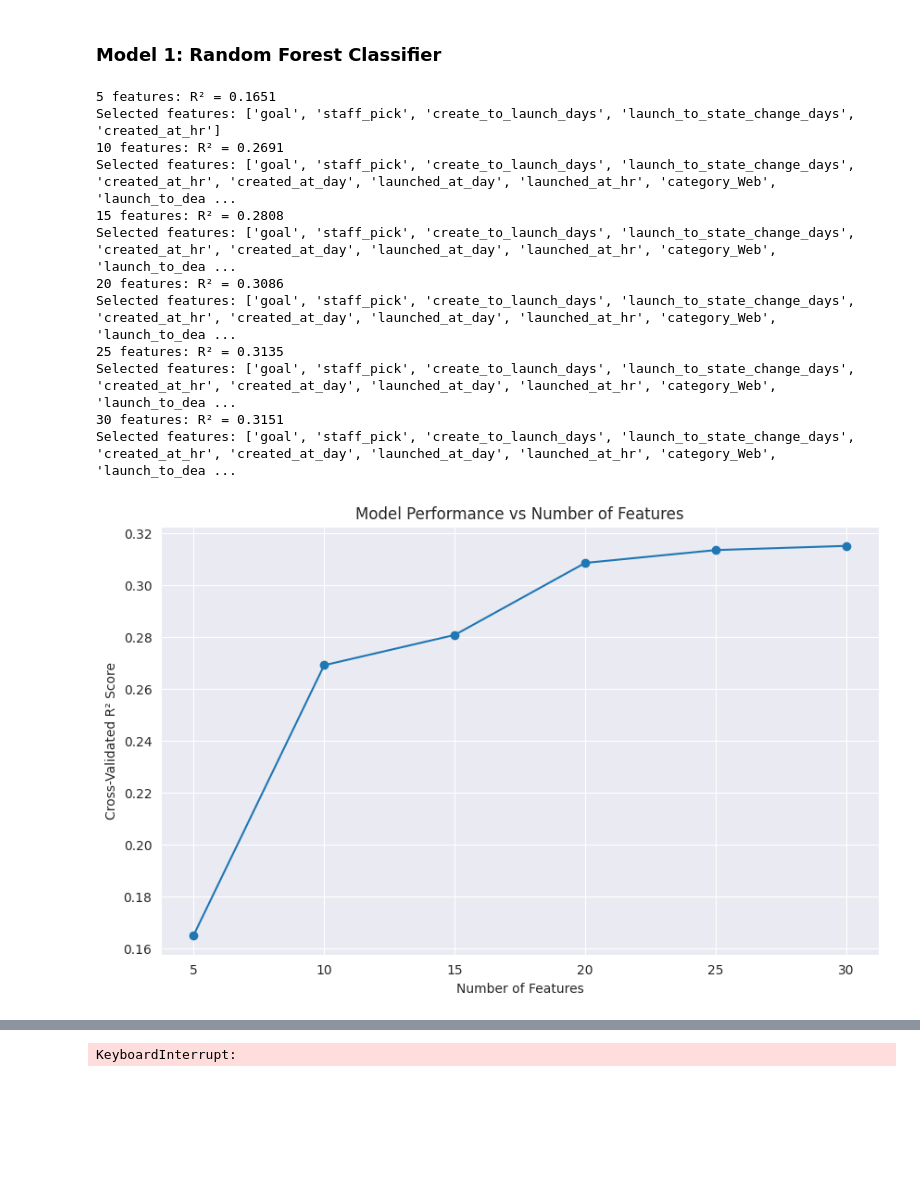
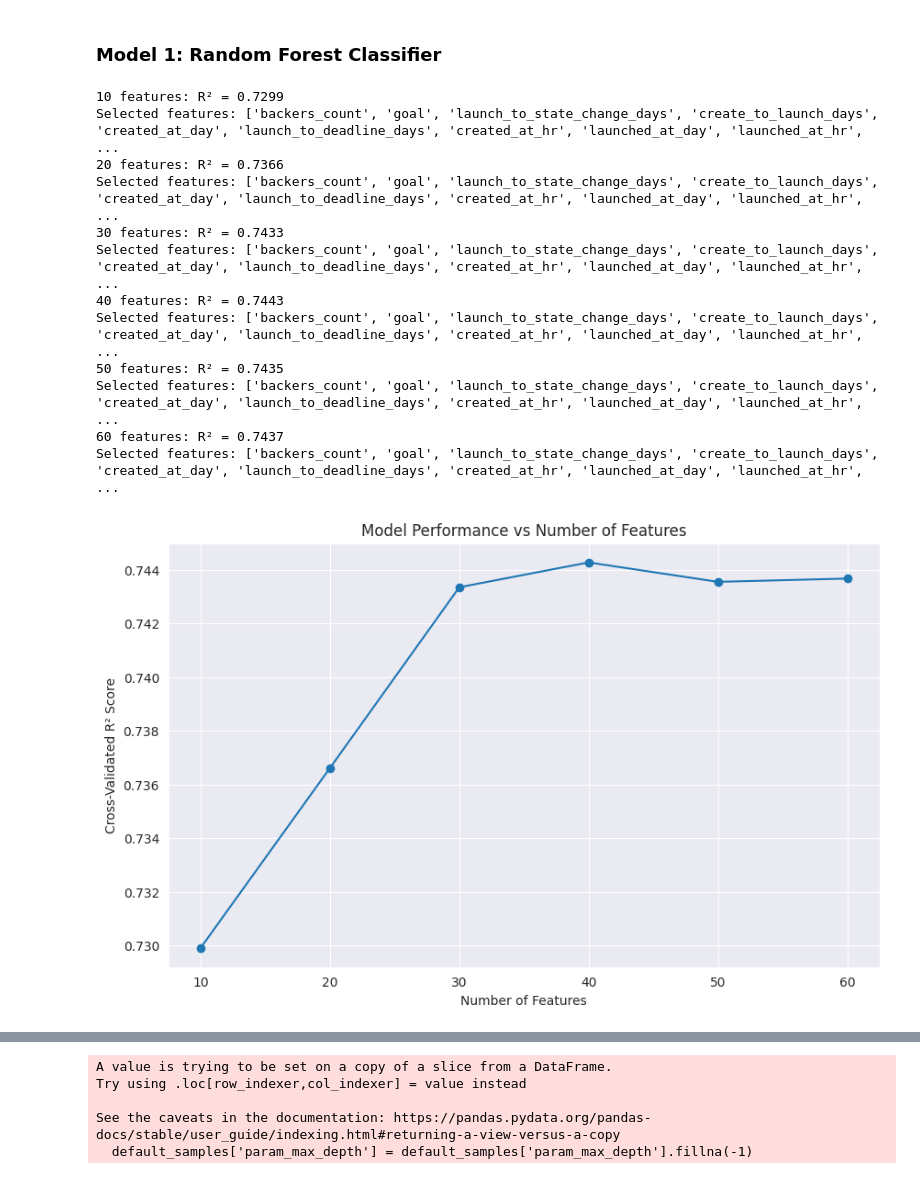
Before and after one commit to Trolann/cmpe188-assignments, a Jupyter notebook: final_project/final_notebook.ipynb, the cells around one changed output, grey strips where cells are left out. Saved outputs shown, nothing was run; the diff lists cells and outputs as text; code cells hidden in the pictures; blank space fills up the shorter version.

```diff
--- a/final_project/final_notebook.ipynb
+++ b/final_project/final_notebook.ipynb
@@ -579,18 +581,20 @@ kickstarter = kickstarter.drop(columns=['state', 'pledged', 'usd_pledged'])
 kickstarter['name_len_clean'] = kickstarter['name_len_clean'].astype(int)
 kickstarter['blurb_len_clean'] = kickstarter['blurb_len_clean'].astype(int)
 # %%
+kickstarter = kickstarter.sample(frac=1, random_state=42).reset_index(drop=True)
+
 X = kickstarter.copy()
 Y1 = kickstarter['SuccessfulBool']
 X = X.drop(columns=['SuccessfulBool'])
 
 # Split the data
-X_train, X_test, y_train, y_test = train_test_split(X, Y1, test_size=0.2, random_state=42)
+X_train, X_test, y_train, y_test = train_test_split(X, Y1, test_size=0.2, random_state=42, stratify=Y1)
 # %% [markdown]
 # Part 2: Models (tuning and final models)
 # %% [markdown]
 ### Model 1: Random Forest Classifier
 # %%
-def get_rf_feature_importance(_X_train: DataFrame, _y_train: ndarray, n_features: int = 10) -> list:
+def get_rf_feature_importance(_X_train: DataFrame, _y_train: ndarray, n_features: int = 10) -> tuple:
     rf = RandomForestRegressor(n_estimators=100, random_state=42)
     rf.fit(_X_train, _y_train)
 
@@ -627,7 +631,7 @@ top_features, importance_indices = get_rf_feature_importance(X_train, y_train, l
 ranked_features = X_train.columns[importance_indices].tolist()
 
 # Define range of feature counts to test
-feature_counts = [5, 10, 15, 20, 25, 30]
+feature_counts = [10, 20, 30, 40, 50, 60]
 if len(ranked_features) < 30:
     feature_counts = list(range(5, len(ranked_features)+1, 5))
 
@@ -772,43 +776,43 @@ results = DataFrame(grid_search.cv_results_)
 # Plot accuracy for different max_depth values
 plt.figure(figsize=(12, 6))
 
 # Filter results for default min_samples values
 default_samples = results[(results['param_min_samples_split'] == 2) &
                          (results['param_min_samples_leaf'] == 1)]
 
 # Convert None to -1 for plotting purposes
 default_samples['param_max_depth'] = default_samples['param_max_depth'].fillna(-1)
 
 # Sort by max_depth for proper x-axis order
 default_samples = default_samples.sort_values('param_max_depth')
 
 plt.plot(default_samples['param_max_depth'],
          default_samples['mean_test_score'],
          marker='o', linestyle='-')
 
 # Replace -1 with "None" in xticks
 x_ticks = default_samples['param_max_depth'].unique()
 x_labels = [str(int(x)) if x > 0 else "None" for x in x_ticks]
 
 plt.xticks(x_ticks, x_labels)
 plt.xlabel('max_depth')
 plt.ylabel('Cross-Validation Accuracy')
 plt.title('Effect of max_depth on Model Performance')
 plt.grid(True)
 plt.show()
 
 final_models.append(('Random Forest', best_rf_model))
 # %% [output]
-5 features: R² = 0.1651
-Selected features: ['goal', 'staff_pick', 'create_to_launch_days', 'launch_to_state_change_days', 'created_at_hr']
-10 features: R² = 0.2691
-Selected features: ['goal', 'staff_pick', 'create_to_launch_days', 'launch_to_state_change_days', 'created_at_hr', 'created_at_day', 'launched_at_day', 'launched_at_hr', 'category_Web', 'launch_to_dea ...
-15 features: R² = 0.2808
-Selected features: ['goal', 'staff_pick', 'create_to_launch_days', 'launch_to_state_change_days', 'created_at_hr', 'created_at_day', 'launched_at_day', 'launched_at_hr', 'category_Web', 'launch_to_dea ...
-20 features: R² = 0.3086
-Selected features: ['goal', 'staff_pick', 'create_to_launch_days', 'launch_to_state_change_days', 'created_at_hr', 'created_at_day', 'launched_at_day', 'launched_at_hr', 'category_Web', 'launch_to_dea ...
-25 features: R² = 0.3135
-Selected features: ['goal', 'staff_pick', 'create_to_launch_days', 'launch_to_state_change_days', 'created_at_hr', 'created_at_day', 'launched_at_day', 'launched_at_hr', 'category_Web', 'launch_to_dea ...
-30 features: R² = 0.3151
-Selected features: ['goal', 'staff_pick', 'create_to_launch_days', 'launch_to_state_change_days', 'created_at_hr', 'created_at_day', 'launched_at_day', 'launched_at_hr', 'category_Web', 'launch_to_dea ...
+10 features: R² = 0.7299
+Selected features: ['backers_count', 'goal', 'launch_to_state_change_days', 'create_to_launch_days', 'created_at_day', 'launch_to_deadline_days', 'created_at_hr', 'launched_at_day', 'launched_at_hr',  ...
+20 features: R² = 0.7366
+Selected features: ['backers_count', 'goal', 'launch_to_state_change_days', 'create_to_launch_days', 'created_at_day', 'launch_to_deadline_days', 'created_at_hr', 'launched_at_day', 'launched_at_hr',  ...
+30 features: R² = 0.7433
+Selected features: ['backers_count', 'goal', 'launch_to_state_change_days', 'create_to_launch_days', 'created_at_day', 'launch_to_deadline_days', 'created_at_hr', 'launched_at_day', 'launched_at_hr',  ...
+40 features: R² = 0.7443
+Selected features: ['backers_count', 'goal', 'launch_to_state_change_days', 'create_to_launch_days', 'created_at_day', 'launch_to_deadline_days', 'created_at_hr', 'launched_at_day', 'launched_at_hr',  ...
+50 features: R² = 0.7435
+Selected features: ['backers_count', 'goal', 'launch_to_state_change_days', 'create_to_launch_days', 'created_at_day', 'launch_to_deadline_days', 'created_at_hr', 'launched_at_day', 'launched_at_hr',  ...
+60 features: R² = 0.7437
+Selected features: ['backers_count', 'goal', 'launch_to_state_change_days', 'create_to_launch_days', 'created_at_day', 'launch_to_deadline_days', 'created_at_hr', 'launched_at_day', 'launched_at_hr',  ...
-[figure, old version]
+[figure, new version]
@@ -817 +837,5 @@ Selected features: ['goal', 'staff_pick', 'create_to_launch_days', 'launch_to_st
-KeyboardInterrupt:
+A value is trying to be set on a copy of a slice from a DataFrame.
+Try using .loc[row_indexer,col_indexer] = value instead
+
+See the caveats in the documentation: https://pandas.pydata.org/pandas-docs/stable/user_guide/indexing.html#returning-a-view-versus-a-copy
+  default_samples['param_max_depth'] = default_samples['param_max_depth'].fillna(-1)
```
Also changed, not shown: parts of 11 cells of this notebook, 4 other files.
